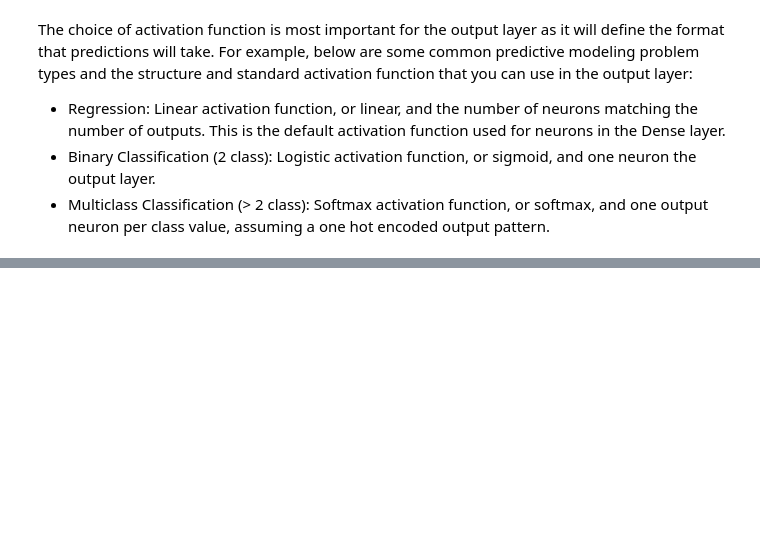
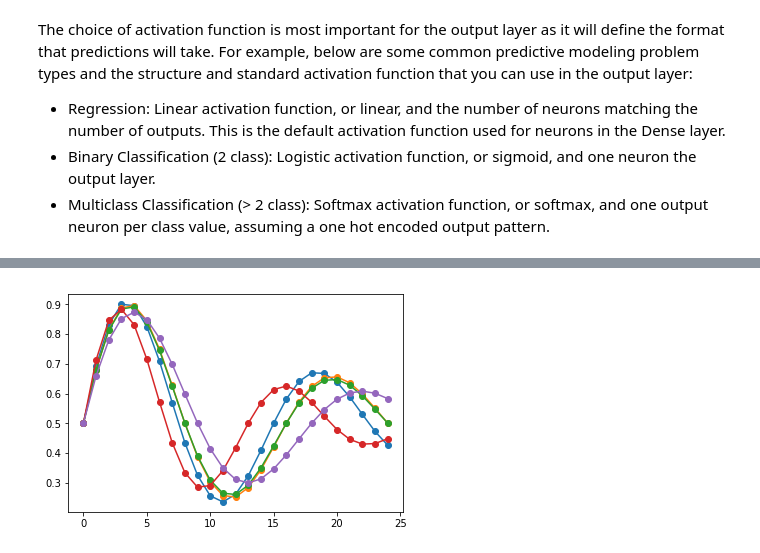
Before and after one commit to xtr33me/lstm-lovin, a Jupyter notebook: latest-keras.ipynb, the cells around one changed output, grey strips where cells are left out. Saved outputs shown, nothing was run; the diff lists cells and outputs as text; code cells hidden in the pictures; blank space fills up the shorter version.

```diff
--- a/latest-keras.ipynb
+++ b/latest-keras.ipynb
@@ -12,0 +167,7 @@ The choice of activation function is most important for the output layer as it w
+# %%
+#Predict
+X, y = gen_example(length, n_features, out_index)
+yhat = model.predict(X)
+print('Sequence: %s' % [one_hot_decode(x) for x in X])
+print('Expected: %s' % one_hot_decode(y))
+print('Predicted: %s' % one_hot_decode(yhat))
@@ -12,0 +239,29 @@ The choice of activation function is most important for the output layer as it w
+# %%
+from random import uniform
+#Generate damped sine wave in [0,1]
+def generate_sequence(length, period, decay):
+    return [0.5 + 0.5 * sin(2 * pi * i / period) * exp(-decay * i) for i in range(length)]
+
+#Need to gen various damped sine waves using below random values
+#Will split out last n timesteps to use fr predictive training
+def generate_examples(length, n_patterns, output):
+    X, y = list(), list()
+    for _ in range(n_patterns):
+        period = randint(10,20)
+        decay = uniform(0.01, 0.1)
+        sequence = generate_sequence(length + output, period, decay)
+        X.append(sequence[:-output])
+        y.append(sequence[-output:])
+    X = array(X).reshape(n_patterns, length, 1)
+    y = array(y).reshape(n_patterns, output)
+    return X, y
+# %%
+#Test
+#Will gen 5 damped sin waves with 20 time steps plus an additional 5
+#timesteps which will be held for test data
+X, y = generate_examples(20, 5, 5)
+for i in range(len(X)):
+    pyplot.plot([x for x in X[i, :, 0]] + [x for x in y[i]], '-o')
+pyplot.show()
+# %% [output]
+[figure, added]
```
Also changed, not shown: parts of 57 cells of this notebook.
